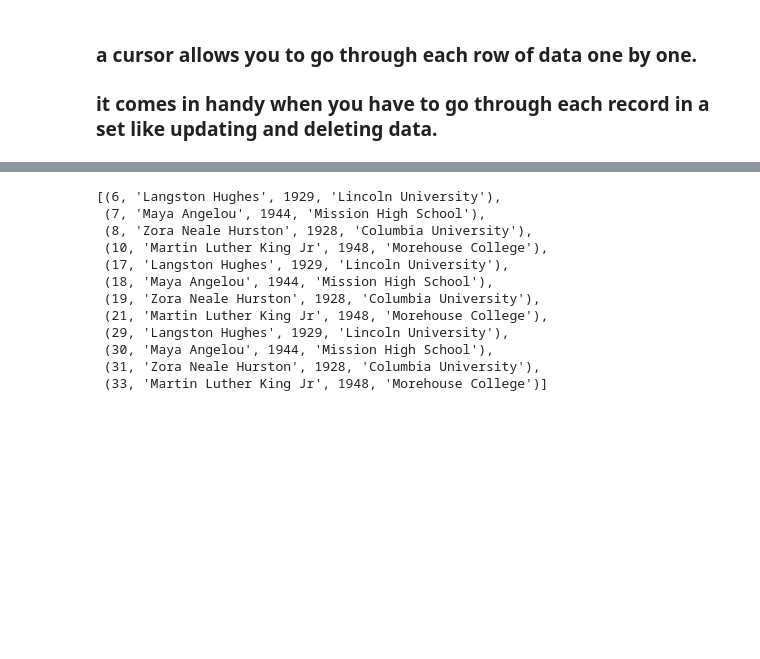
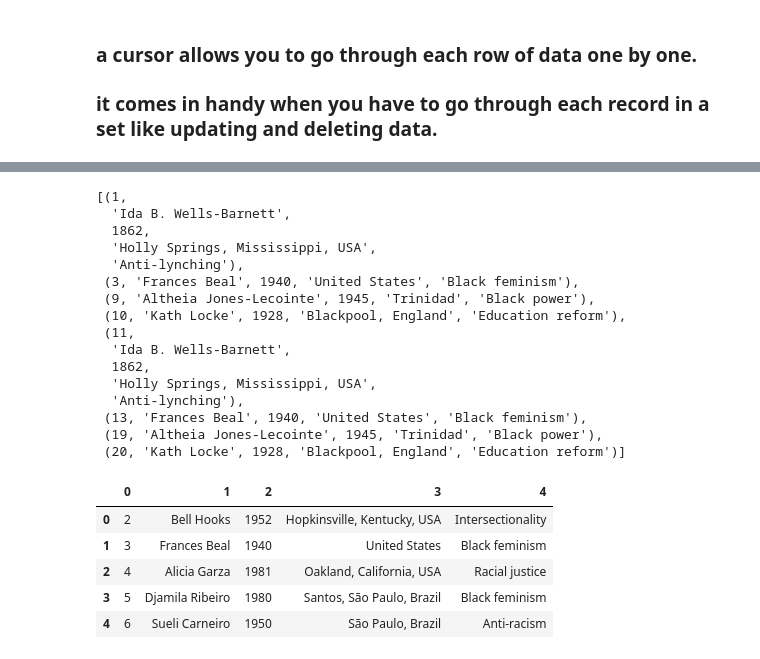
Before and after one commit to remideso/DATA-200, a Jupyter notebook: SQL_notebook.ipynb, the cells around one changed output, grey strips where cells are left out. Saved outputs shown, nothing was run; the diff lists cells and outputs as text; code cells hidden in the pictures; blank space fills up the shorter version.

```diff
--- a/SQL_notebook.ipynb
+++ b/SQL_notebook.ipynb
@@ -9,7 +9,7 @@ import pandas as pd
 ### it comes in handy when you have to  go through each record in a set like updating and deleting data.
 # %%
 # Create a connection
-conn = sqlite3.connect('energyindicators.sqlite')
+conn = sqlite3.connect('unemployment.sqlite')
 
 # Create a cursor object to navigate
 cur = conn.cursor()
@@ -86,22 +91,46 @@ cur.fetchall()
 # %%
 cur.execute('''
 SELECT *
-FROM graduates
-WHERE graduated < 1950
-AND graduated != "NULL"
+FROM black_feminist
+WHERE birth_year < 1950
              ''')
 
 cur.fetchall()
 # %% [output]
-[(6, 'Langston Hughes', 1929, 'Lincoln University'),
- (7, 'Maya Angelou', 1944, 'Mission High School'),
- (8, 'Zora Neale Hurston', 1928, 'Columbia University'),
- (10, 'Martin Luther King Jr', 1948, 'Morehouse College'),
- (17, 'Langston Hughes', 1929, 'Lincoln University'),
- (18, 'Maya Angelou', 1944, 'Mission High School'),
- (19, 'Zora Neale Hurston', 1928, 'Columbia University'),
- (21, 'Martin Luther King Jr', 1948, 'Morehouse College'),
- (29, 'Langston Hughes', 1929, 'Lincoln University'),
- (30, 'Maya Angelou', 1944, 'Mission High School'),
- (31, 'Zora Neale Hurston', 1928, 'Columbia University'),
- (33, 'Martin Luther King Jr', 1948, 'Morehouse College')]
+[(1,
+  'Ida B. Wells-Barnett',
+  1862,
+  'Holly Springs, Mississippi, USA',
+  'Anti-lynching'),
+ (3, 'Frances Beal', 1940, 'United States', 'Black feminism'),
+ (9, 'Altheia Jones-Lecointe', 1945, 'Trinidad', 'Black power'),
+ (10, 'Kath Locke', 1928, 'Blackpool, England', 'Education reform'),
+ (11,
+  'Ida B. Wells-Barnett',
+  1862,
+  'Holly Springs, Mississippi, USA',
+  'Anti-lynching'),
+ (13, 'Frances Beal', 1940, 'United States', 'Black feminism'),
+ (19, 'Altheia Jones-Lecointe', 1945, 'Trinidad', 'Black power'),
+ (20, 'Kath Locke', 1928, 'Blackpool, England', 'Education reform')]
+# %%
+# Deleting the actual values from the ID Number
+cur.execute('''
+DELETE
+FROM black_feminist WHERE birth_year< 1929;
+''')
+
+cur.execute('''
+SELECT *
+FROM black_feminist;
+''')
+# Let's pass the result to a Pandas DataFrame
+blackfeminist = pd.DataFrame(cur.fetchall())
+blackfeminist.head()
+# %% [output]
+|  | 0 | 1 | 2 | 3 | 4 |
+| 0 | 2 | Bell Hooks | 1952 | Hopkinsville, Kentucky, USA | Intersectionality |
+| 1 | 3 | Frances Beal | 1940 | United States | Black feminism |
+| 2 | 4 | Alicia Garza | 1981 | Oakland, California, USA | Racial justice |
+| 3 | 5 | Djamila Ribeiro | 1980 | Santos, São Paulo, Brazil | Black feminism |
+| 4 | 6 | Sueli Carneiro | 1950 | São Paulo, Brazil | Anti-racism |
```
Also changed, not shown: parts of 20 cells of this notebook.
